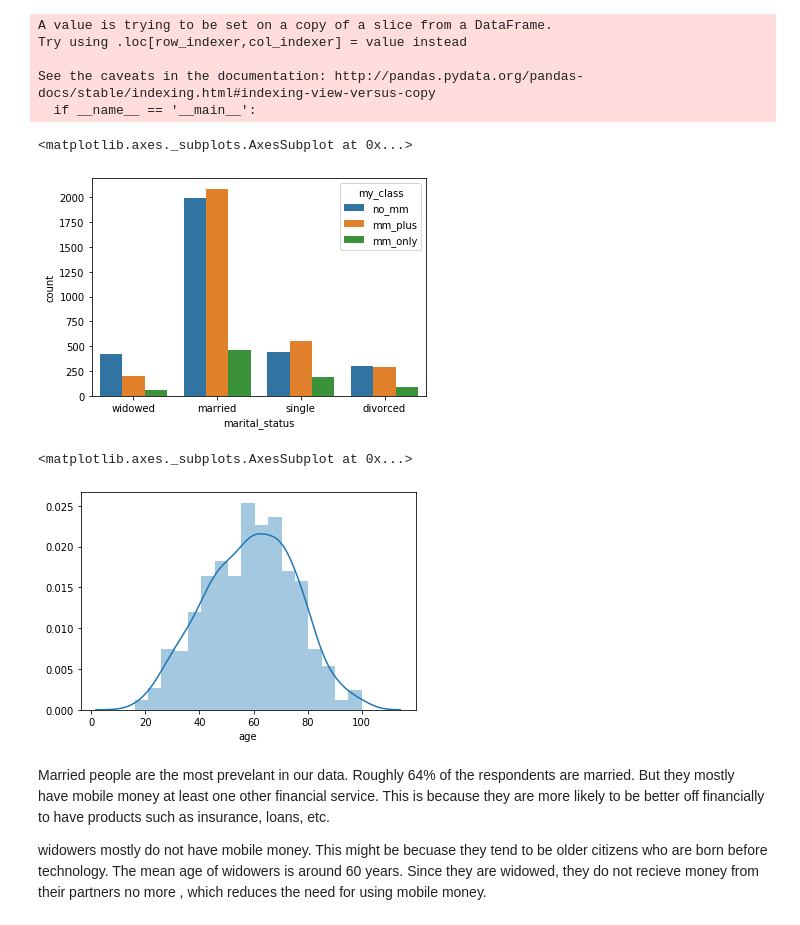
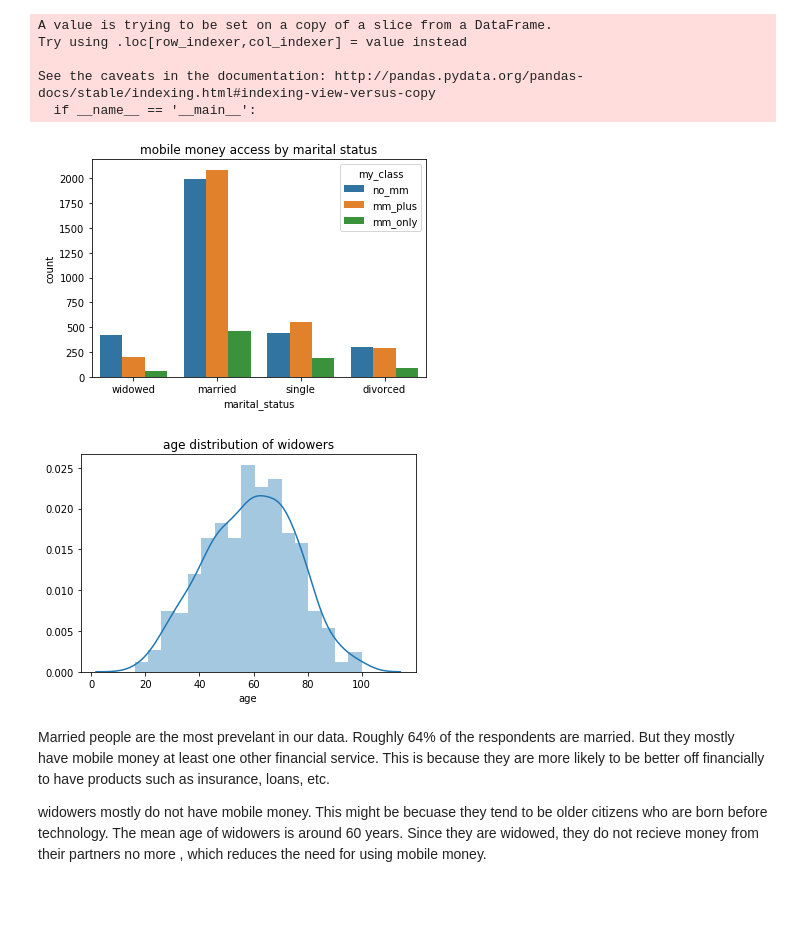
Before and after one commit to masaimahapa/Tanzania-mobile-money, a Jupyter notebook: mobile-money analysis.ipynb, the cells around one changed output. Saved outputs shown, nothing was run; the diff lists cells and outputs as text; code cells hidden in the pictures; blank space fills up the shorter version.

```diff
--- a/mobile-money analysis.ipynb
+++ b/mobile-money analysis.ipynb
@@ -201,15 +218,17 @@ See the caveats in the documentation: http://pandas.pydata.org/pandas-docs/stabl
   if __name__ == '__main__':
 # %%
 sns.countplot(x='marital_status', hue='my_class', data=df_mobile)
+plt.title('mobile money access by marital status')
+plt.show()
 # %% [output]
-<matplotlib.axes._subplots.AxesSubplot at 0x...>
-[figure, old version]
+[figure, new version]
 # %%
 widowers= df_mobile[df_mobile.marital_status=='widowed']
+plt.title('age distribution of widowers')
 sns.distplot(widowers.age)
+plt.show()
 # %% [output]
-<matplotlib.axes._subplots.AxesSubplot at 0x...>
-[figure, old version]
+[figure, new version]
 # %% [markdown]
 Married people are the most prevelant in our data. Roughly 64% of the respondents are married. But they mostly have mobile money at least one other financial service. This is because they are more likely to be better off financially to have products such as insurance, loans, etc.
 
```
Also changed, not shown: parts of 31 cells of this notebook.
